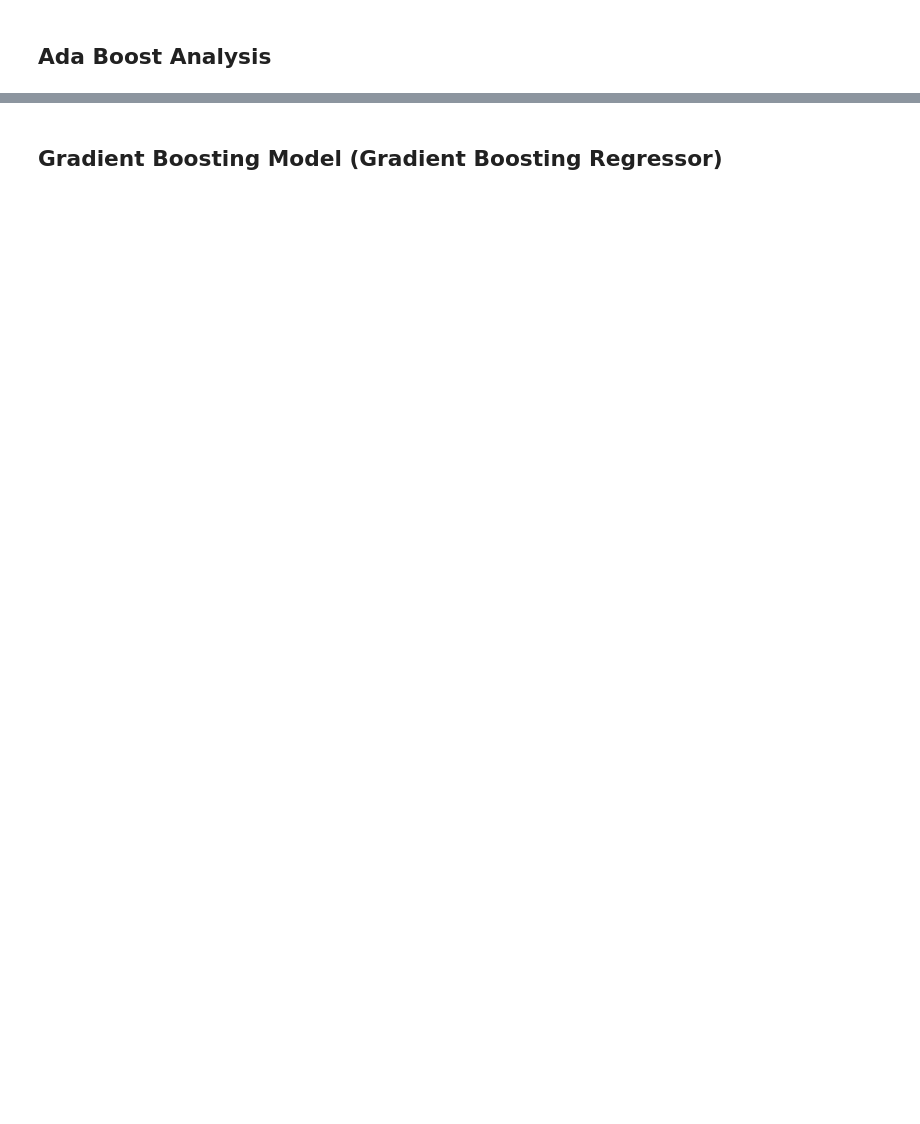
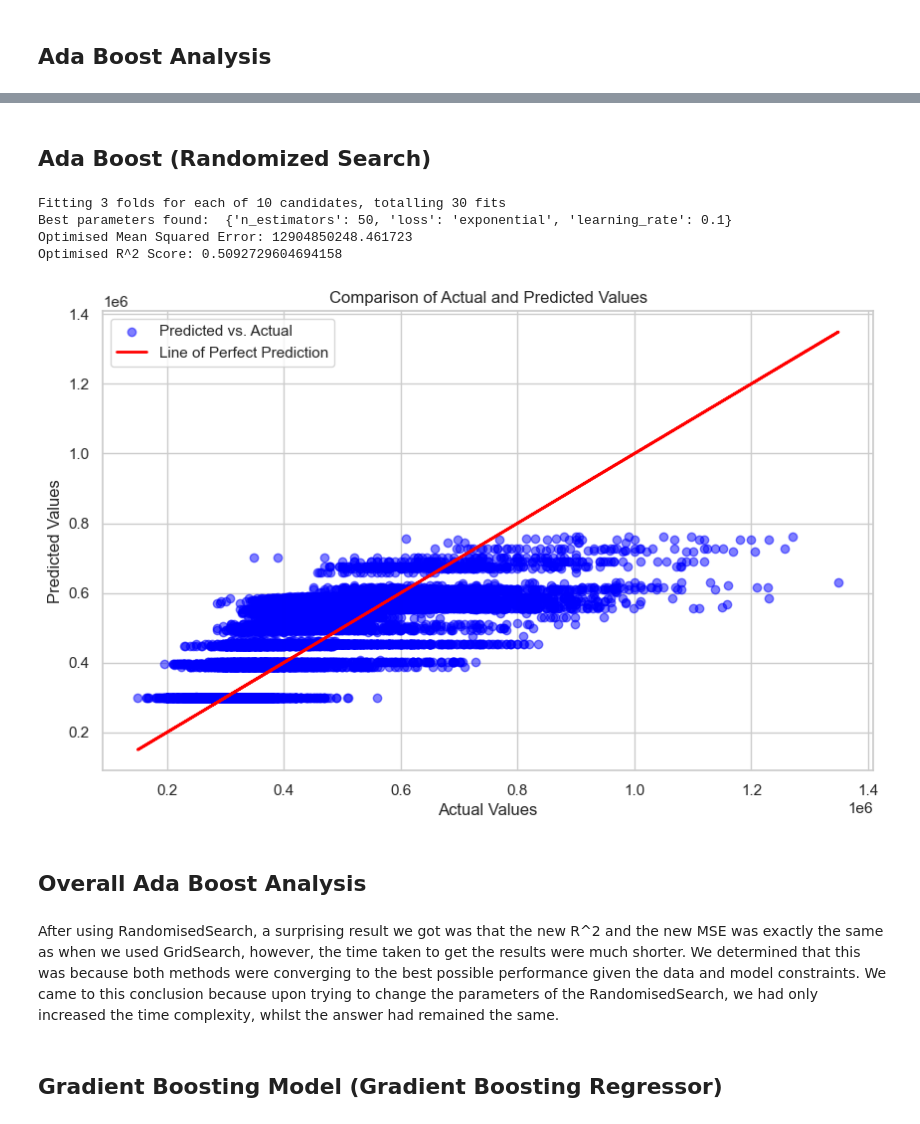
Before and after one commit to Cheenaswee/CS3244-Machines-That-Learn, a Jupyter notebook: CS3244_Data2.ipynb, the cells around one changed output, grey strips where cells are left out. Drawn from its saved outputs; the diff is of its cells as text; code cells hidden in the pictures; blank space fills up the shorter version.

Commit message:
added analysis and extra stuff

```diff
--- a/CS3244_Data2.ipynb
+++ b/CS3244_Data2.ipynb
@@ -743,3 +769,72 @@ Optimised R^2 Score: 0.4520462664790347
+# %% [markdown]
+## Ada Boost (Randomized Search)
+# %%
+ada_regressor = AdaBoostRegressor(random_state=42)
+
+# Define the parameter distribution to search over
+param_distributions = {
+    'n_estimators': [50, 100, 200],
+    'learning_rate': [0.01, 0.05, 0.1],
+    'loss': ['linear', 'square', 'exponential']
+}
+
+# Setup RandomizedSearchCV
+random_search = RandomizedSearchCV(estimator=ada_regressor,
+                                   param_distributions=param_distributions,
+                                   n_iter=10,  # Number of parameter settings sampled
+                                   cv=3,       # 3-fold cross-validation
+                                   scoring='neg_mean_squared_error',
+                                   n_jobs=-1,
+                                   verbose=1,
+                                   random_state=42)
+
+# Fit RandomizedSearchCV to the data
+random_search.fit(X_train, y_train)
+
+# Get the best estimator and its parameters
+best_model = random_search.best_estimator_
+best_params = random_search.best_params_
+
+# Print out the best parameters
+print("Best parameters found: ", best_params)
+
+# Use the best model to make predictions
+y_pred = best_model.predict(X_val)
+
+# Calculate the new R^2 score
+new_r2 = r2_score(y_val, y_pred)
+new_mse = mean_squared_error(y_val, y_pred)
+
+# Print the optimized results
+print(f"Optimised Mean Squared Error: {new_mse}")
+print(f"Optimised R^2 Score: {new_r2}")
+
+# Setting up the visual style
+sns.set(style="whitegrid")
+
+# Plotting
+plt.figure(figsize=(10, 6))
+plt.scatter(y_val, y_pred, color='blue', alpha=0.5, label='Predicted vs. Actual')  # Scatter plot for actual vs predicted
+plt.plot(y_val, y_val, color='red', linewidth=2, label='Line of Perfect Prediction')  # Line for perfect predictions
+
+# Adding titles and labels
+plt.title('Comparison of Actual and Predicted Values')
+plt.xlabel('Actual Values')
+plt.ylabel('Predicted Values')
+plt.legend()
+
+# Show the plot
+plt.show()
+# %% [output]
+Fitting 3 folds for each of 10 candidates, totalling 30 fits
+Best parameters found:  {'n_estimators': 50, 'loss': 'exponential', 'learning_rate': 0.1}
+Optimised Mean Squared Error: 12904850248.461723
+Optimised R^2 Score: 0.5092729604694158
+[figure, added]
+# %% [markdown]
+## Overall Ada Boost Analysis
+# %% [markdown]
+After using RandomisedSearch, a surprising result we got was that the new R^2 and the new MSE was exactly the same as when we used GridSearch, however, the time taken to get the results were much shorter. We determined that this was because both methods were converging to the best possible performance given the data and model constraints. We came to this conclusion because upon trying to change the parameters of the RandomisedSearch, we had only increased the time complexity, whilst the answer had remained the same.
 # %% [markdown]
 ## Gradient Boosting Model (Gradient Boosting Regressor)
 # %%
```
Also changed, not shown: parts of 14 cells of this notebook.
